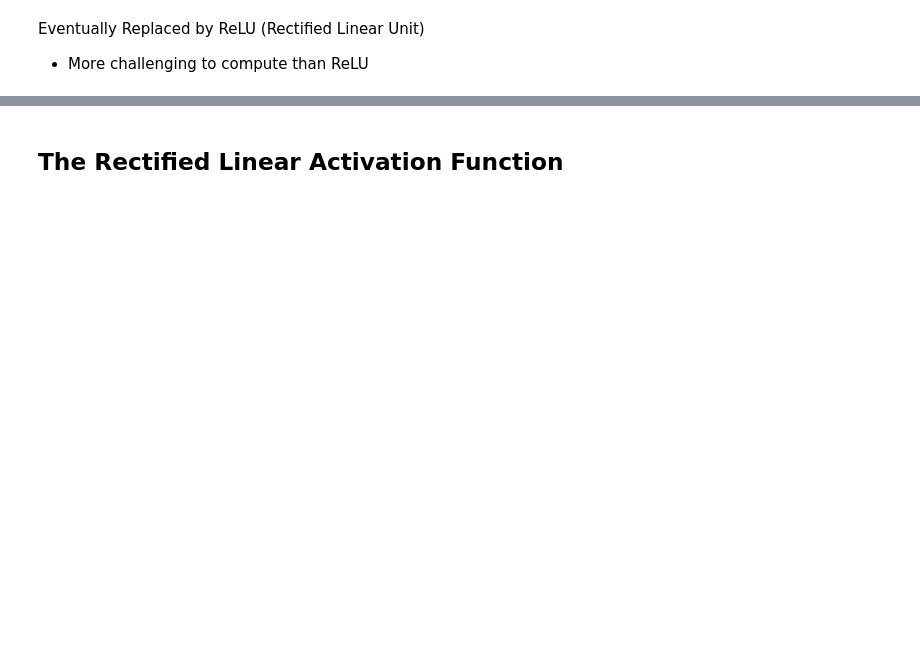
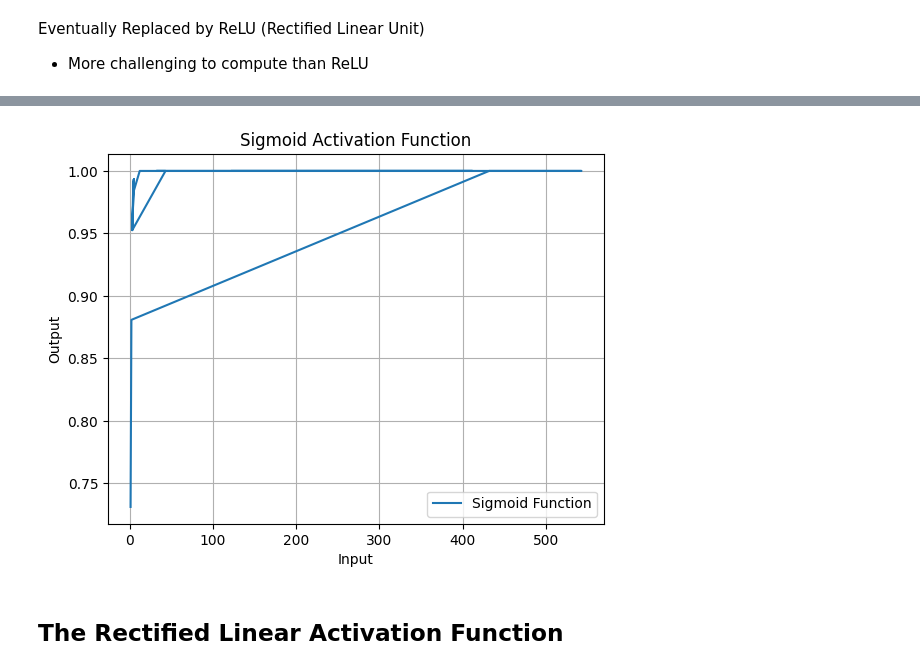
Before and after one commit to rjoseph6/Neural-Networks-From-Scratch--NNFS-, a Jupyter notebook: Chapter 4/ch_4_Activation_Functions.ipynb, the cells around one changed output, grey strips where cells are left out. Cells and saved outputs as stored; diff of their text form; code cells hidden in the pictures; blank space fills up the shorter version.

```diff
--- a/Chapter 4/ch_4_Activation_Functions.ipynb
+++ b/Chapter 4/ch_4_Activation_Functions.ipynb
@@ -53,3 +86,24 @@ Eventually Replaced by ReLU (Rectified Linear Unit)
+# %%
+import numpy as np
+import matplotlib.pyplot as plt
+
+def sigmoid(x):
+    return 1 / (1 + np.exp(-x))
+
+# Generate data
+x = np.array([1, 2,432, 543, 32,43, 3, 5, 3, 4, 5, 4, 12, 412, 123])
+y = sigmoid(x)
+
+# Plot the sigmoid function
+plt.plot(x, y, label='Sigmoid Function')
+plt.title('Sigmoid Activation Function')
+plt.xlabel('Input')
+plt.ylabel('Output')
+plt.grid(True)
+plt.legend()
+plt.show()
+# %% [output]
+[figure, added]
 # %% [markdown]
 ## The Rectified Linear Activation Function
 # %% [markdown]
```
Also changed, not shown: parts of 13 cells of this notebook, 6 other files.
